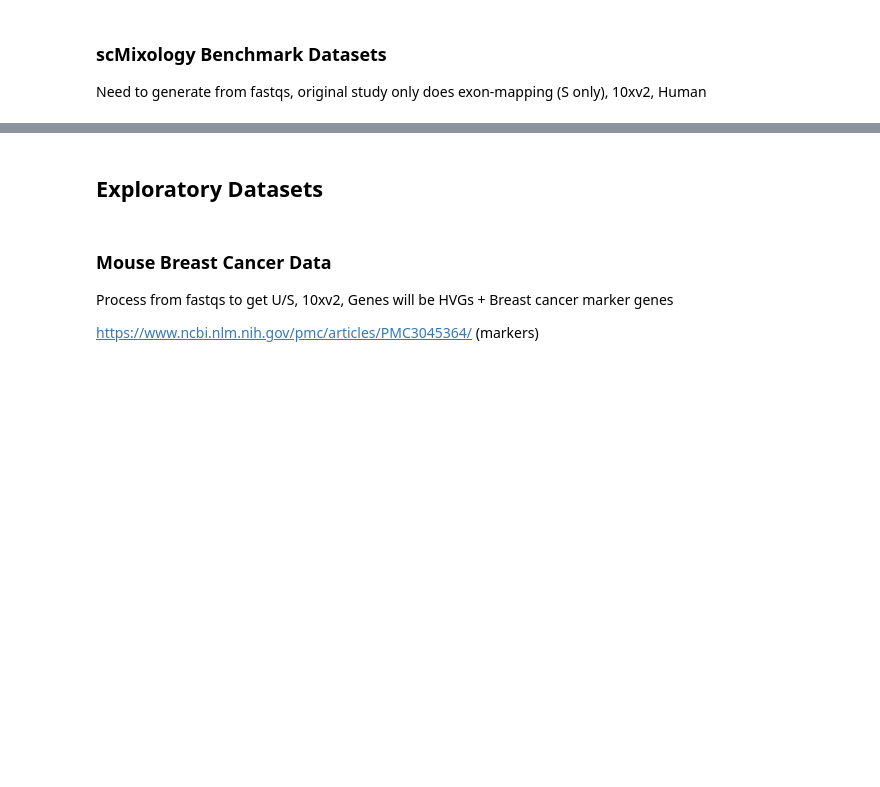
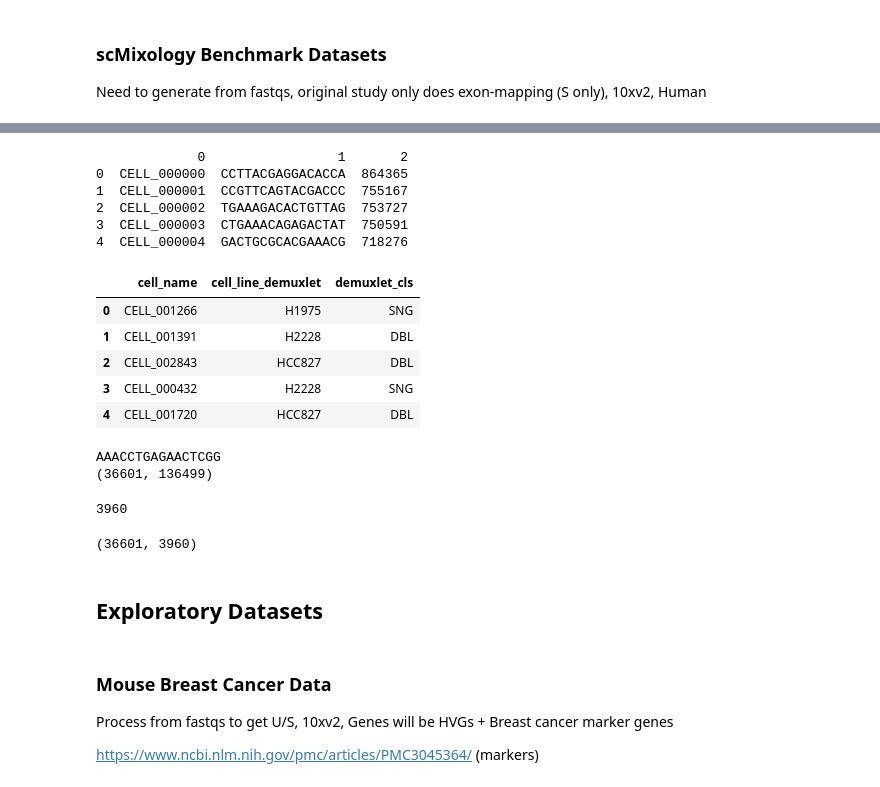
Before and after one commit to tarachari3/perturbCME, a Jupyter notebook: notebooks/20240206_meKMeans_dataset_preprocess.ipynb, the cells around one changed output, grey strips where cells are left out. Saved outputs shown, nothing was run; the diff lists cells and outputs as text; code cells hidden in the pictures; blank space fills up the shorter version.

```diff
--- a/notebooks/20240206_meKMeans_dataset_preprocess.ipynb
+++ b/notebooks/20240206_meKMeans_dataset_preprocess.ipynb
@@ -248,3 +482,80 @@ kb count --verbose \
+# %%
+#3 cell line 10x metadata
+#Metadata from https://github.com/LuyiTian/sc_mixology/blob/master/misc/single_cell_annotations/GSM3022245_10x_3cl_metadata.csv
+#https://github.com/LuyiTian/sc_mixology/blob/master/misc/single_cell_annotations/GSM3022245_index_anno.csv
+
+
+cl3_bars = pd.read_csv('/home/tchari/metadata/GSM3022245_index_anno.csv',header=None)
+print(cl3_bars.head())
+cl3_meta = pd.read_csv('/home/tchari/metadata/GSM3022245_10x_3cl_metadata.csv')
+cl3_meta.head()
+# %% [output]
+             0                 1       2
+0  CELL_000000  CCTTACGAGGACACCA  864365
+1  CELL_000001  CCGTTCAGTACGACCC  755167
+2  CELL_000002  TGAAAGACACTGTTAG  753727
+3  CELL_000003  CTGAAACAGAGACTAT  750591
+4  CELL_000004  GACTGCGCACGAAACG  718276
+|  | cell_name | cell_line_demuxlet | demuxlet_cls |
+| 0 | CELL_001266 | H1975 | SNG |
+| 1 | CELL_001391 | H2228 | DBL |
+| 2 | CELL_002843 | HCC827 | DBL |
+| 3 | CELL_000432 | H2228 | SNG |
+| 4 | CELL_001720 | HCC827 | DBL |
+# %%
+#Read in looms from kb
+cl3_adata = lp.connect('/home/tchari/counts/scMix/cl3/counts_unfiltered/adata.loom')
+bars = cl3_adata.ca['barcode']
+print(bars[0])
+genes = cl3_adata.ra['gene_name']
+U = cl3_adata.layers['unspliced'][:,:]
+S = cl3_adata.layers['spliced'][:,:]
+print(S.shape)
+cl3_adata.close()
+# %% [output]
+AAACCTGAGAACTCGG
+(36601, 136499)
+# %%
+#Filter for cells with annots
+sublab = []
+bars_filt = []
+
+for b,c in zip(list(cl3_bars[1]),list(cl3_bars[0])):
+    ind = cl3_meta['cell_name'].isin([c])
+    if (np.sum(ind) > 0) and (b in bars): #Some barcodes not in kb bars
+        lab = list(cl3_meta['cell_line_demuxlet'][ind])[0]
+
+        sublab += [lab]
+
+        bars_filt += [b]
+
+print(len(bars_filt))
+# %% [output]
+3960
+# %%
+filt_inds = [list(bars).index(b) for b in bars_filt]
+U_sub = U[:,filt_inds]
+S_sub = S[:,filt_inds]
+bars_sub = bars_filt
+print(U_sub.shape)
+
+#Save loom
+!mkdir /home/tchari/counts/scMix/cl3/loom
+
+retAdata = anndata.AnnData(
+			X=S_sub.T,
+			layers={
+				'spliced': S_sub.T,
+				'unspliced': U_sub.T
+			},
+			obs=pd.DataFrame({'barcode': bars_sub,'subclass_label':sublab},
+                             index=bars_sub),
+			var=pd.DataFrame({'gene_name': genes},index=genes)
+		)
+
+retAdata.write_loom('/home/tchari/counts/scMix/cl3/loom/processed_cl3_raw.loom')
+# %% [output]
+(36601, 3960)
 # %% [markdown]
 ## **Exploratory Datasets**
 # %% [markdown]
```
Also changed, not shown: parts of 58 cells of this notebook, 2 other files.
